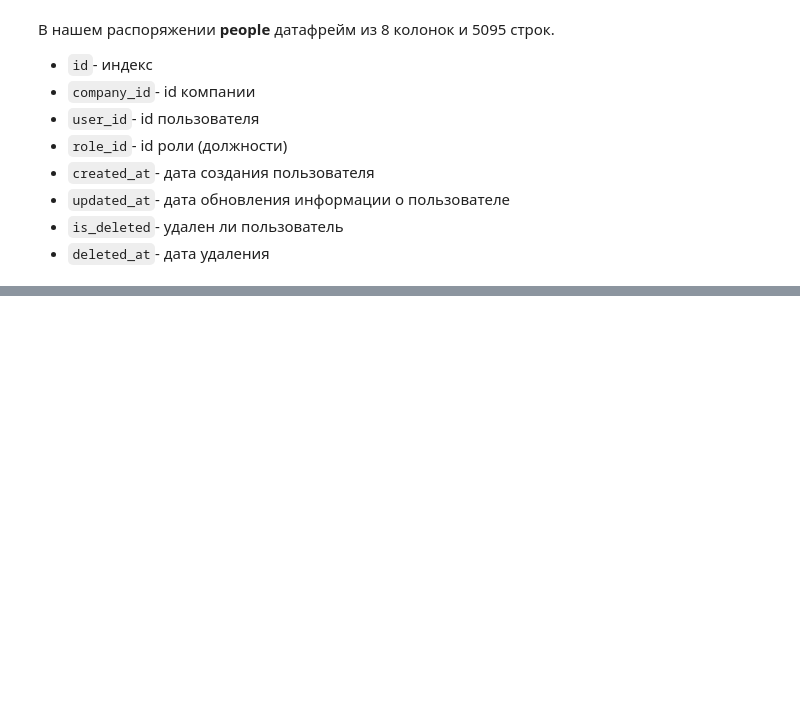
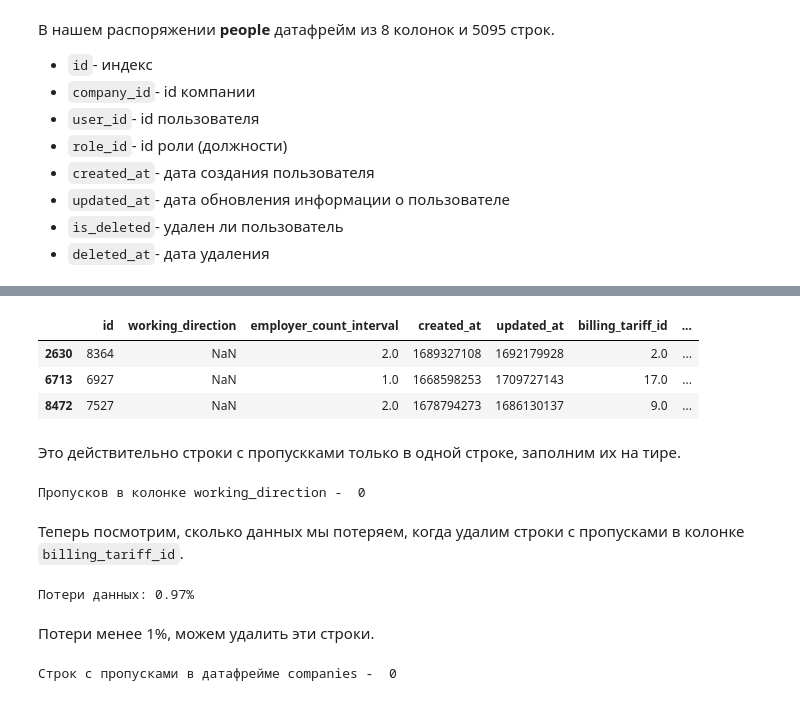
Before and after one commit to laringerman/gectaro, a Jupyter notebook: lgg_masterskaya_gectaro_240404_1.ipynb, the cells around one changed output, grey strips where cells are left out. Cells and saved outputs as stored; diff of their text form; code cells hidden in the pictures; blank space fills up the shorter version.

Commit message:
finish data preprocessing

```diff
--- a/lgg_masterskaya_gectaro_240404_1.ipynb
+++ b/lgg_masterskaya_gectaro_240404_1.ipynb
@@ -222,0 +314,29 @@ None
+# %%
+display(companies[companies['working_direction'].isna()])
+# %% [output]
+|  | id | working_direction | employer_count_interval | created_at | updated_at | billing_tariff_id | ... |
+| 2630 | 8364 | NaN | 2.0 | 1689327108 | 1692179928 | 2.0 | ... |
+| 6713 | 6927 | NaN | 1.0 | 1668598253 | 1709727143 | 17.0 | ... |
+| 8472 | 7527 | NaN | 2.0 | 1678794273 | 1686130137 | 9.0 | ... |
+# %% [markdown]
+Это действительно строки с пропускками только в одной строке, заполним их на тире.
+# %%
+companies['working_direction'] = companies['working_direction'].fillna('-')
+print('Пропусков в колонке working_direction - ',  len(companies[companies['working_direction'].isna()]))
+# %% [output]
+Пропусков в колонке working_direction -  0
+# %% [markdown]
+Теперь посмотрим, сколько данных мы потеряем, когда удалим строки с пропусками в колонке `billing_tariff_id`.
+# %%
+clear_data = len(companies.dropna())
+
+print(f'Потери данных: {(len(companies) - clear_data) / len(companies):.2%}')
+# %% [output]
+Потери данных: 0.97%
+# %% [markdown]
+Потери менее 1%, можем удалить эти строки.
+# %%
+companies = companies.dropna()
+print('Строк с пропусками в датафрейме companies - ', companies.isna().sum().sum())
+# %% [output]
+Строк с пропусками в датафрейме companies -  0
```
Also changed, not shown: parts of 64 cells of this notebook.
